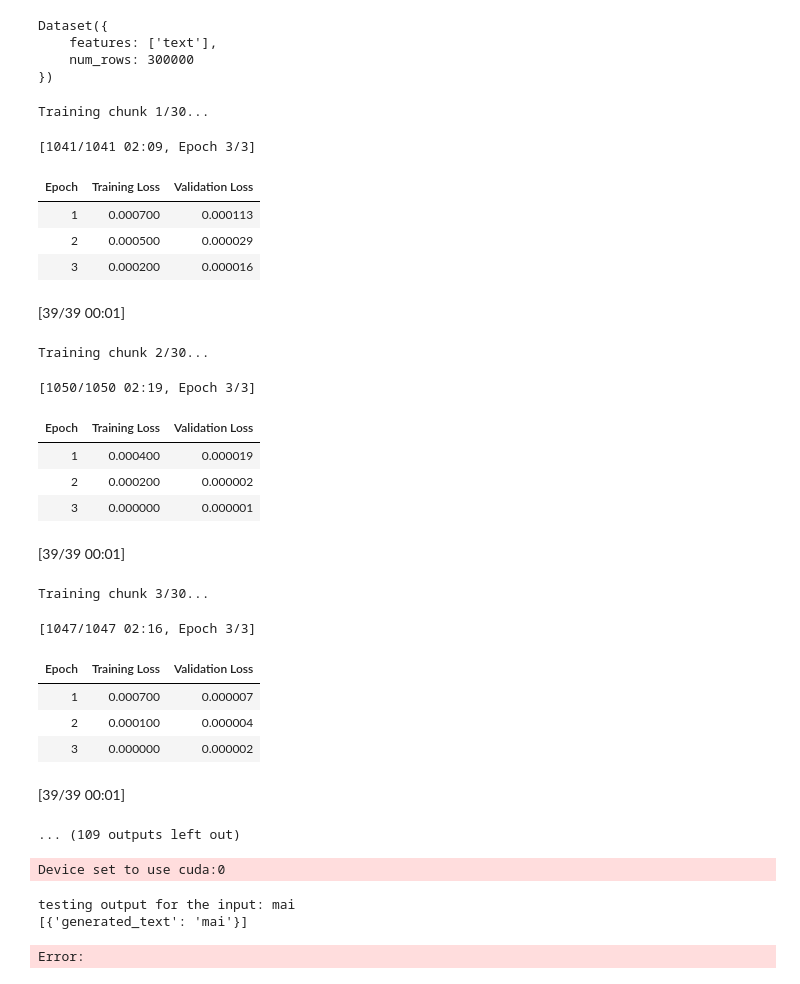
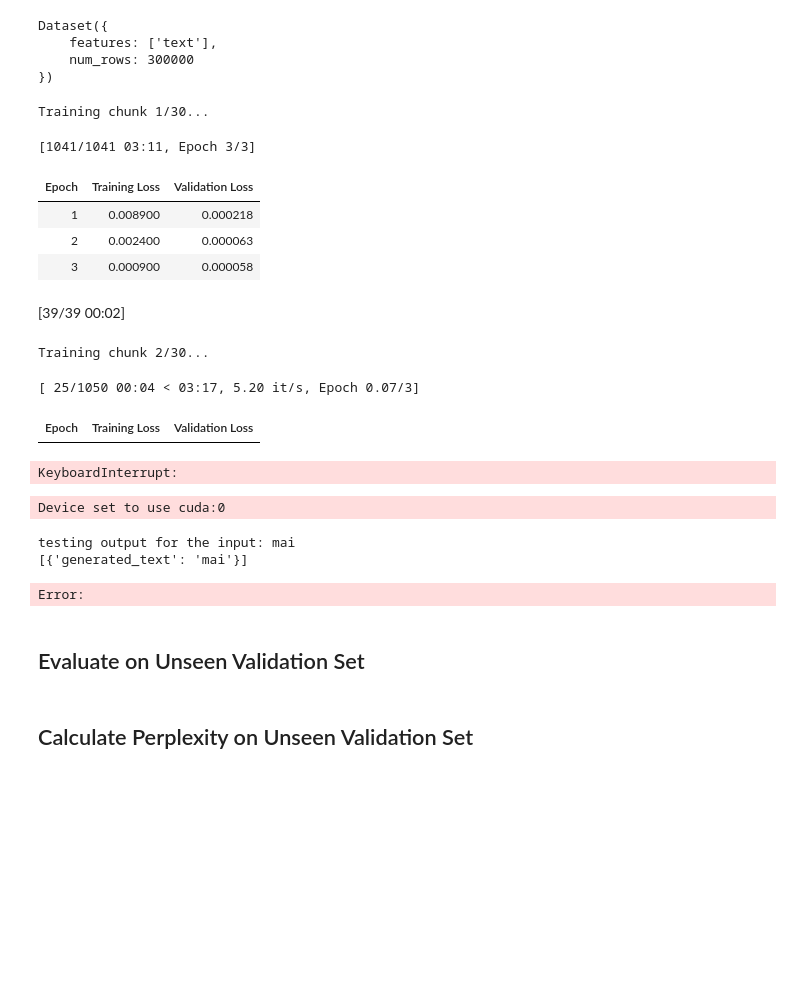
Before and after one commit to Deebh/Contextual-Word-Prediction, a Jupyter notebook: xlnet.ipynb, the cells around one changed output. Cells and saved outputs as stored; diff of their text form; code cells hidden in the pictures; blank space fills up the shorter version.

```diff
--- a/xlnet.ipynb
+++ b/xlnet.ipynb
@@ -8,9 +32,23 @@ from transformers import XLNetTokenizer, XLNetLMHeadModel, Trainer, TrainingArgu
 # %%
+# Load the main dataset
 df = pd.read_csv("final_dataset.csv")
 
-# Convert to HuggingFace Dataset using only the Conversation column
+# Load and prepare the unseen validation set
+import re
+
+def preprocess_text(text):
+    text = re.sub(r'\s+', ' ', text)
+    return text.strip()
+
+unseen_df = pd.read_csv("unseen_validation_set.csv")
+unseen_df["Conversation"] = unseen_df["Conversation"].astype(str).apply(preprocess_text)
+
+# Convert main dataset to HuggingFace Dataset using only the Conversation column
 dataset = Dataset.from_pandas(df[["Conversation"]].rename(columns={"Conversation": "text"}))
 dataset = {"train": dataset}
+
+# Convert unseen validation set to HuggingFace Dataset
+unseen_dataset = Dataset.from_pandas(unseen_df[["Conversation"]].rename(columns={"Conversation": "text"}))
 # %%
 # Step 3: Load XLNet tokenizer and model
 
@@ -27,7 +65,9 @@ Dataset({
 def tokenize_function(example):
     return tokenizer(example["text"])
 
+# Tokenize both the training dataset and unseen validation dataset
 tokenized_dataset = dataset["train"].map(tokenize_function, batched=True)
+tokenized_unseen = unseen_dataset.map(tokenize_function, batched=True)
 # %%
 # Grouping function
 block_size = 128
@@ -49,8 +160,14 @@ def group_texts(examples):
 # %%
-# Step 4: Training in 10k chunks with evaluation
+# Step 4: Training in 10k chunks with evaluation on unseen validation set
 chunk_size = 10000
 num_chunks = math.ceil(len(df) / chunk_size)
-val_accuracies = []
+unseen_accuracies = []  # Track accuracy on unseen validation set
+
+# Prepare the unseen validation dataset for evaluation
+lm_unseen_dataset = tokenized_unseen.map(group_texts, batched=True, remove_columns=tokenized_unseen.column_names)
+
+# Create custom data collator for XLNet
+data_collator = XLNetDataCollatorForPermutationLanguageModeling(tokenizer=tokenizer)
 
 for chunk_idx in range(num_chunks):
     print(f"Training chunk {chunk_idx + 1}/{num_chunks}...")
@@ -60,10 +177,8 @@ for chunk_idx in range(num_chunks):
     tokenized_dataset = dataset.map(tokenize_function, batched=True)
     lm_dataset = tokenized_dataset.map(group_texts, batched=True, remove_columns=tokenized_dataset.column_names)
 
-    # Split into train and validation
-    split_idx = int(0.9 * len(lm_dataset))
-    train_dataset = lm_dataset.select(range(split_idx))
-    eval_dataset = lm_dataset.select(range(split_idx, len(lm_dataset)))
+    # Use the entire chunk for training instead of splitting
+    train_dataset = lm_dataset
 
     training_args = TrainingArguments(
         output_dir=f"temp/xlnet-hinglish-chunk{chunk_idx + 1}",
@@ -76,55 +191,50 @@ for chunk_idx in range(num_chunks):
         warmup_steps=100,
         weight_decay=0.01,
         fp16=True,
         overwrite_output_dir=True,
     )
 
     trainer = Trainer(
         model=model,
         args=training_args,
         train_dataset=train_dataset,
-        eval_dataset=eval_dataset,
+        eval_dataset=lm_unseen_dataset,  # Use unseen validation set for evaluation
         tokenizer=tokenizer,
+        data_collator=data_collator,
     )
 
     trainer.train()
 
-    # Evaluate and store accuracy
+    # Evaluate on unseen validation set and store accuracy
     eval_result = trainer.evaluate()
+    print(f"Unseen validation set - Loss: {eval_result['eval_loss']:.4f}")
     if "eval_loss" in eval_result:
-        val_accuracy = 1 - eval_result["eval_loss"]
-        val_accuracies.append(val_accuracy)
+        unseen_accuracy = 1 - eval_result["eval_loss"]  # Approximate accuracy
+        unseen_accuracies.append(unseen_accuracy)
+        print(f"Unseen validation set - Approximate accuracy: {unseen_accuracy:.4f}")
 
     # Save intermediate model
     model.save_pretrained(f"temp/xlnet-hinglish-chunk{chunk_idx + 1}")
     tokenizer.save_pretrained(f"temp/xlnet-hinglish-chunk{chunk_idx + 1}")
 
 # Step 5: Final model save
 model.save_pretrained("./xlnet-hinglish-final")
 tokenizer.save_pretrained("./xlnet-hinglish-final")
+
+# Print final accuracy on unseen validation set
+print(f"Final XLNet accuracy on unseen validation set: {unseen_accuracies[-1]:.4f}")
 # %% [output]
 Training chunk 1/30...
-[1041/1041 02:09, Epoch 3/3]
+[1041/1041 03:11, Epoch 3/3]
 | Epoch | Training Loss | Validation Loss |
-| 1 | 0.000700 | 0.000113 |
-| 2 | 0.000500 | 0.000029 |
-| 3 | 0.000200 | 0.000016 |
+| 1 | 0.008900 | 0.000218 |
+| 2 | 0.002400 | 0.000063 |
+| 3 | 0.000900 | 0.000058 |
-[39/39 00:01]
+[39/39 00:02]
 Training chunk 2/30...
-[1050/1050 02:19, Epoch 3/3]
+[ 25/1050 00:04 < 03:17, 5.20 it/s, Epoch 0.07/3]
 | Epoch | Training Loss | Validation Loss |
-| 1 | 0.000400 | 0.000019 |
-| 2 | 0.000200 | 0.000002 |
-| 3 | 0.000000 | 0.000001 |
-[39/39 00:01]
-Training chunk 3/30...
+KeyboardInterrupt:
-[1047/1047 02:16, Epoch 3/3]
-| Epoch | Training Loss | Validation Loss |
-| 1 | 0.000700 | 0.000007 |
-| 2 | 0.000100 | 0.000004 |
-| 3 | 0.000000 | 0.000002 |
-[39/39 00:01]
-... (109 outputs left out)
 # %%
 generator = pipeline("text-generation", model="./xlnet-hinglish-final", tokenizer=tokenizer)
 
@@ -136,3 +246,5 @@ Device set to use cuda:0
 testing output for the input: mai
 [{'generated_text': 'mai'}]
 Error:
+# %% [markdown]
+## Evaluate on Unseen Validation Set
@@ -138,0 +286,2 @@ Error:
+# %% [markdown]
+## Calculate Perplexity on Unseen Validation Set
```
Also changed, not shown: parts of 7 cells of this notebook, 8 other files.
